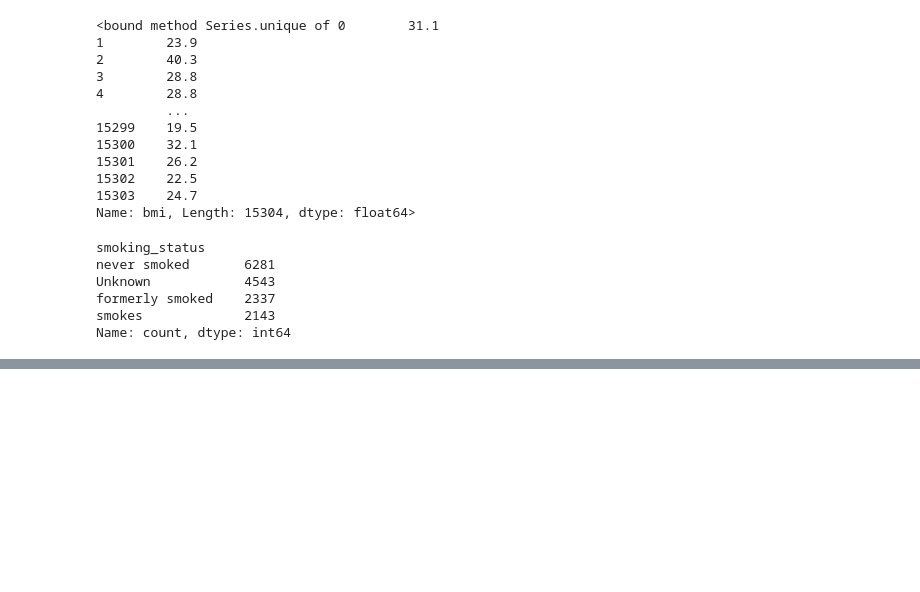
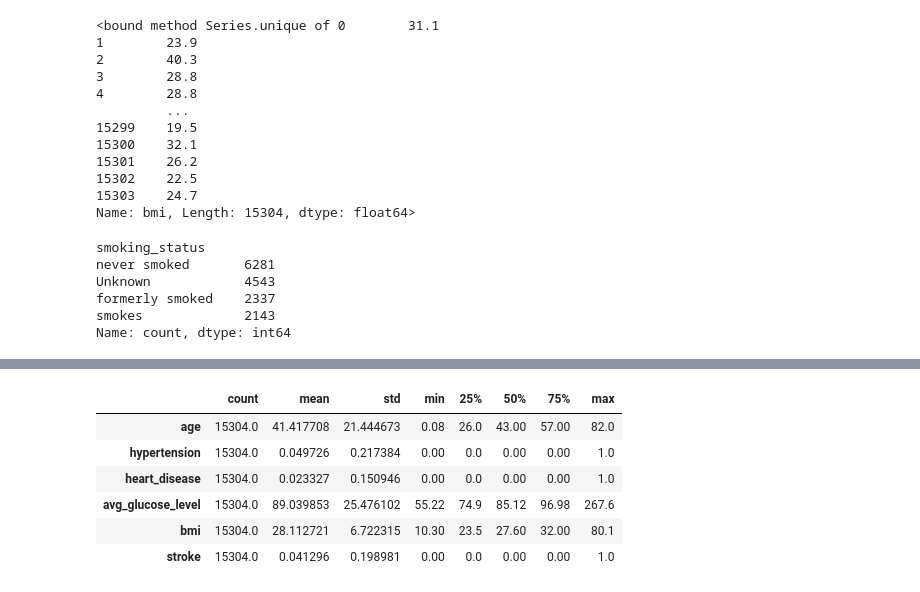
Before and after one commit to kamijoseph/Brain-Stroke-Diagnosis-ML-Prediction, a Jupyter notebook: notebooks/main.ipynb, the cells around one changed output, grey strips where cells are left out. Cells and saved outputs as stored; diff of their text form; code cells hidden in the pictures; blank space fills up the shorter version.

```diff
--- a/notebooks/main.ipynb
+++ b/notebooks/main.ipynb
@@ -213,0 +214,10 @@ data.sample(10)
+# %%
+data.describe().T
+# %% [output]
+|  | count | mean | std | min | 25% | 50% | 75% | max |
+| age | 15304.0 | 41.417708 | 21.444673 | 0.08 | 26.0 | 43.00 | 57.00 | 82.0 |
+| hypertension | 15304.0 | 0.049726 | 0.217384 | 0.00 | 0.0 | 0.00 | 0.00 | 1.0 |
+| heart_disease | 15304.0 | 0.023327 | 0.150946 | 0.00 | 0.0 | 0.00 | 0.00 | 1.0 |
+| avg_glucose_level | 15304.0 | 89.039853 | 25.476102 | 55.22 | 74.9 | 85.12 | 96.98 | 267.6 |
+| bmi | 15304.0 | 28.112721 | 6.722315 | 10.30 | 23.5 | 27.60 | 32.00 | 80.1 |
+| stroke | 15304.0 | 0.041296 | 0.198981 | 0.00 | 0.0 | 0.00 | 0.00 | 1.0 |
```
Also changed, not shown: parts of 10 cells of this notebook.
